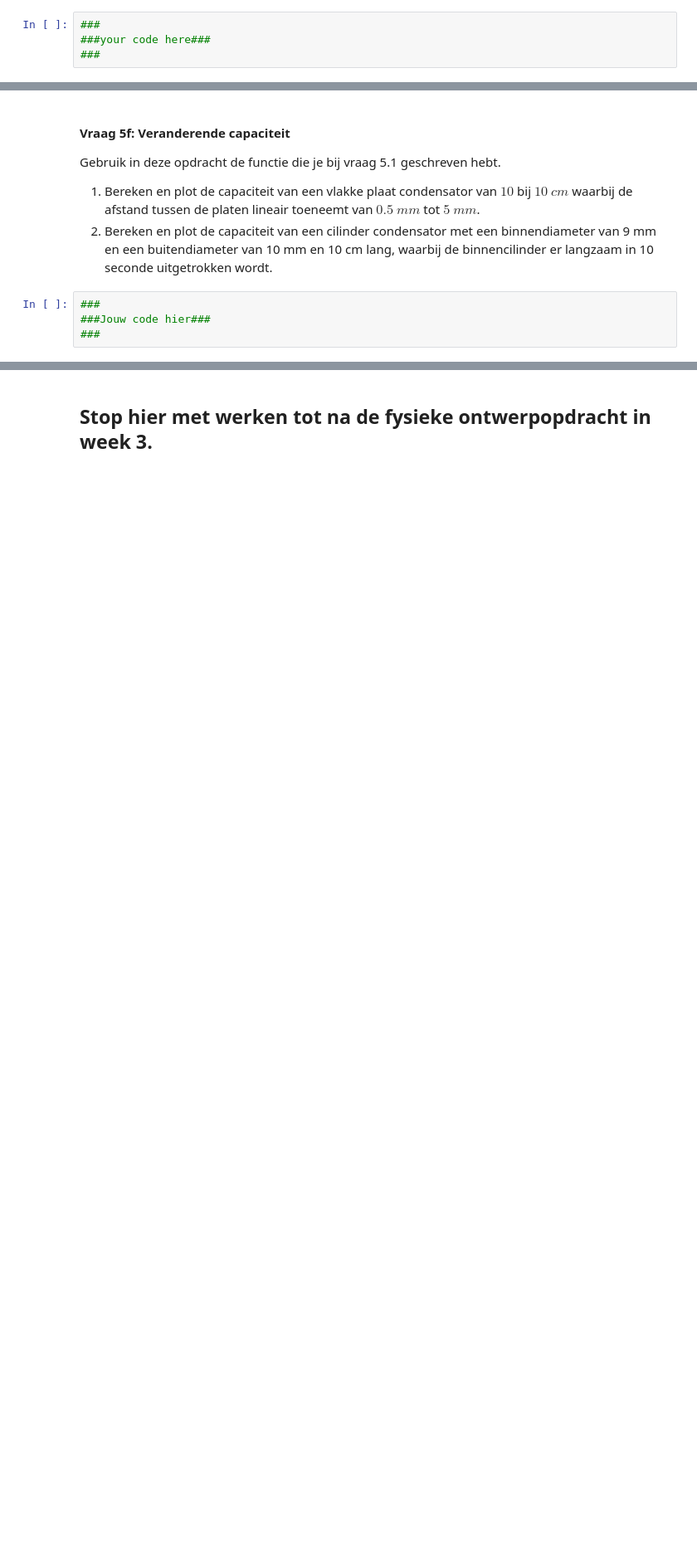
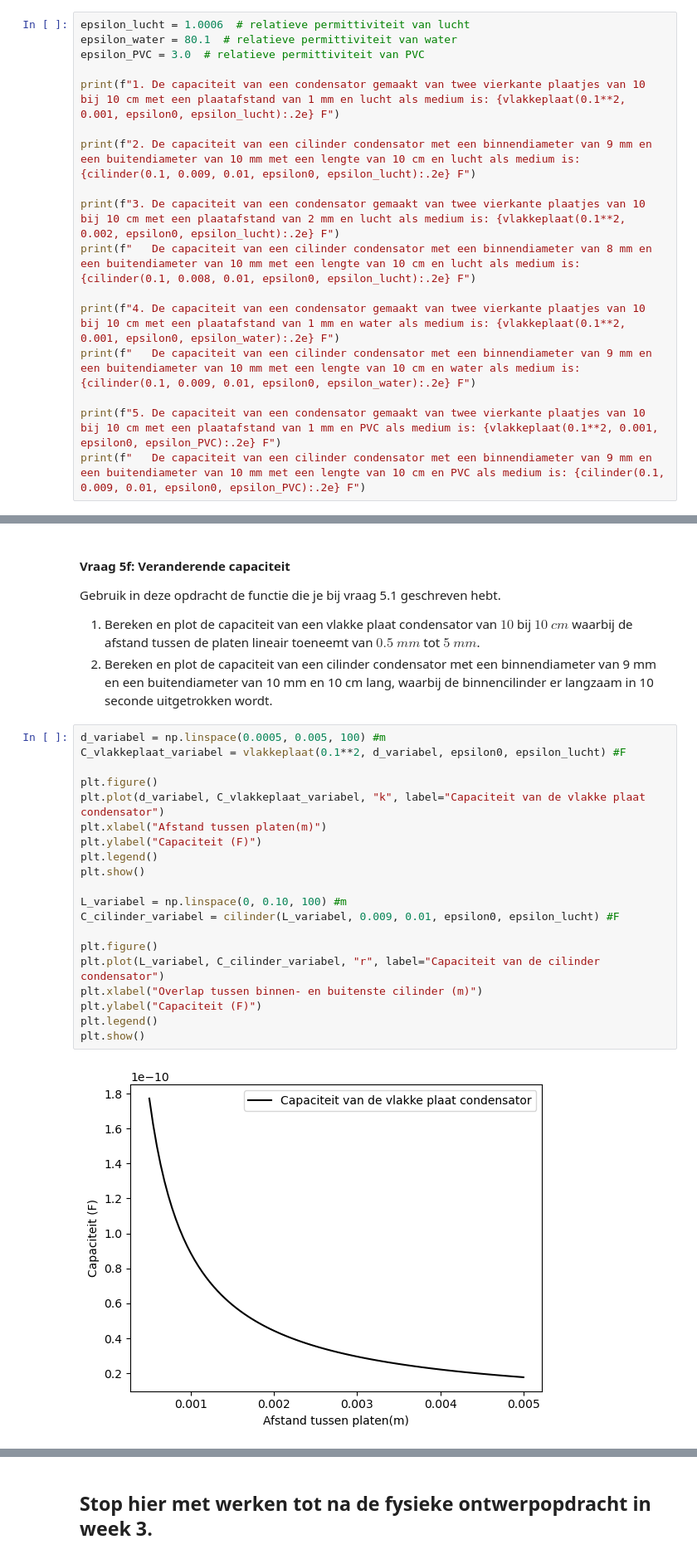
Before and after one commit to beanmachine123/opdrachten-DEF-D, a Jupyter notebook: DigitaleOntwerpopdrachten/1CondensatorOpdracht/CondensatorOntwerpopdracht.ipynb, the cells around one changed output, grey strips where cells are left out. Shown at 83% size. Saved outputs shown, nothing was run; the diff lists cells and outputs as text; blank space fills up the shorter version.

```diff
--- a/DigitaleOntwerpopdrachten/1CondensatorOpdracht/CondensatorOntwerpopdracht.ipynb
+++ b/DigitaleOntwerpopdrachten/1CondensatorOpdracht/CondensatorOntwerpopdracht.ipynb
@@ -548,6 +548,19 @@ Hieronder staan een aantal condensatoren waarvoor jullie de capaciteit gaan bere
 4. Bereken de capaciteit van de condensatoren uit 1 en 2 hierboven beschreven als ze gevuld zijn met water.
 5. Bereken de capaciteit van de condensatoren uit 1 en 2 hierboven als de holte gevuld is met PVC.
 # %%
-###
-###your code here###
-###
+epsilon_lucht = 1.0006  # relatieve permittiviteit van lucht
+epsilon_water = 80.1  # relatieve permittiviteit van water
+epsilon_PVC = 3.0  # relatieve permittiviteit van PVC
+
+print(f"1. De capaciteit van een condensator gemaakt van twee vierkante plaatjes van 10 bij 10 cm met een plaatafstand van 1 mm en lucht als medium is: {vlakkeplaat(0.1**2, 0.001, epsilon0, epsilon_lucht):.2e} F")
+
+print(f"2. De capaciteit van een cilinder condensator met een binnendiameter van 9 mm en een buitendiameter van 10 mm met een lengte van 10 cm en lucht als medium is: {cilinder(0.1, 0.009, 0.01, epsilon0, epsilon_lucht):.2e} F")
+
+print(f"3. De capaciteit van een condensator gemaakt van twee vierkante plaatjes van 10 bij 10 cm met een plaatafstand van 2 mm en lucht als medium is: {vlakkeplaat(0.1**2, 0.002, epsilon0, epsilon_lucht):.2e} F")
+print(f"   De capaciteit van een cilinder condensator met een binnendiameter van 8 mm en een buitendiameter van 10 mm met een lengte van 10 cm en lucht als medium is: {cilinder(0.1, 0.008, 0.01, epsilon0, epsilon_lucht):.2e} F")
+
+print(f"4. De capaciteit van een condensator gemaakt van twee vierkante plaatjes van 10 bij 10 cm met een plaatafstand van 1 mm en water als medium is: {vlakkeplaat(0.1**2, 0.001, epsilon0, epsilon_water):.2e} F")
+print(f"   De capaciteit van een cilinder condensator met een binnendiameter van 9 mm en een buitendiameter van 10 mm met een lengte van 10 cm en water als medium is: {cilinder(0.1, 0.009, 0.01, epsilon0, epsilon_water):.2e} F")
+
+print(f"5. De capaciteit van een condensator gemaakt van twee vierkante plaatjes van 10 bij 10 cm met een plaatafstand van 1 mm en PVC als medium is: {vlakkeplaat(0.1**2, 0.001, epsilon0, epsilon_PVC):.2e} F")
+print(f"   De capaciteit van een cilinder condensator met een binnendiameter van 9 mm en een buitendiameter van 10 mm met een lengte van 10 cm en PVC als medium is: {cilinder(0.1, 0.009, 0.01, epsilon0, epsilon_PVC):.2e} F")
@@ -610,6 +657,24 @@ Gebruik in deze opdracht de functie die je bij vraag 5.1 geschreven hebt.
 1. Bereken en plot de capaciteit van een vlakke plaat condensator van $10$ bij $10$ $cm$ waarbij de afstand tussen de platen lineair toeneemt van $0.5$ $mm$ tot $5$ $mm$.
 2. Bereken en plot de capaciteit van een cilinder condensator met een binnendiameter van 9 mm en een buitendiameter van 10 mm en 10 cm lang, waarbij de binnencilinder er langzaam in 10 seconde uitgetrokken wordt.
 # %%
-###
-###Jouw code hier###
-###
+d_variabel = np.linspace(0.0005, 0.005, 100) #m
+C_vlakkeplaat_variabel = vlakkeplaat(0.1**2, d_variabel, epsilon0, epsilon_lucht) #F
+
+plt.figure()
+plt.plot(d_variabel, C_vlakkeplaat_variabel, "k", label="Capaciteit van de vlakke plaat condensator")
+plt.xlabel("Afstand tussen platen(m)")
+plt.ylabel("Capaciteit (F)")
+plt.legend()
+plt.show()
+
+L_variabel = np.linspace(0, 0.10, 100) #m
+C_cilinder_variabel = cilinder(L_variabel, 0.009, 0.01, epsilon0, epsilon_lucht) #F
+
+plt.figure()
+plt.plot(L_variabel, C_cilinder_variabel, "r", label="Capaciteit van de cilinder condensator")
+plt.xlabel("Overlap tussen binnen- en buitenste cilinder (m)")
+plt.ylabel("Capaciteit (F)")
+plt.legend()
+plt.show()
+# %% [output]
+[figure, added]
```
Also changed, not shown: parts of 7 cells of this notebook.
